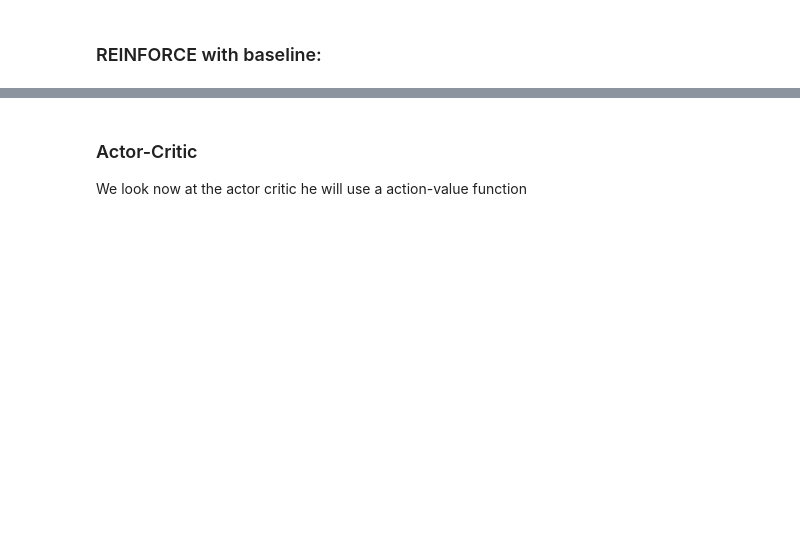
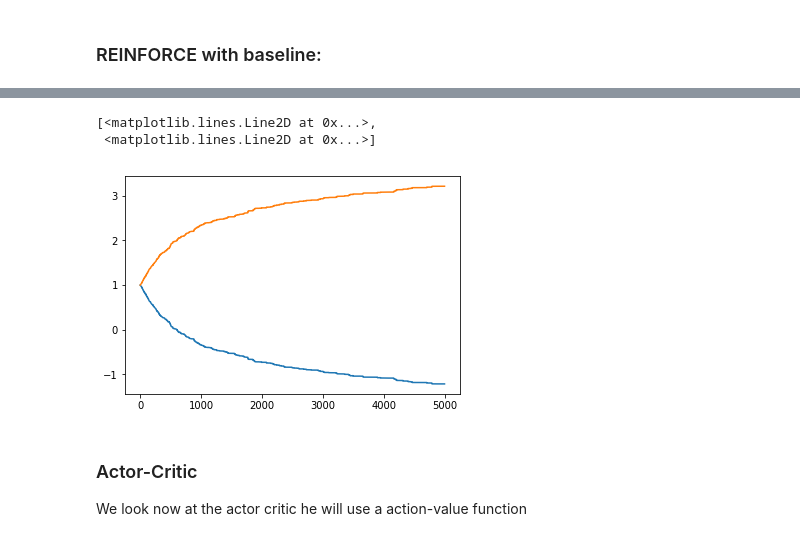
Before and after one commit to tprunarsson/Reiknigreind2018, a Jupyter notebook: pg.ipynb, the cells around one changed output, grey strips where cells are left out. Drawn from its saved outputs; the diff is of its cells as text; code cells hidden in the pictures; blank space fills up the shorter version.

```diff
--- a/pg.ipynb
+++ b/pg.ipynb
@@ -148,3 +149,9 @@ Gmean
+# %%
+plt.plot(life_of_theta_baseline)
+# %% [output]
+[<matplotlib.lines.Line2D at 0x...>,
+ <matplotlib.lines.Line2D at 0x...>]
+[figure, added]
 # %% [markdown]
 ### Actor-Critic
 We look now at the actor critic he will use a action-value function
```
Also changed, not shown: parts of 6 cells of this notebook.
